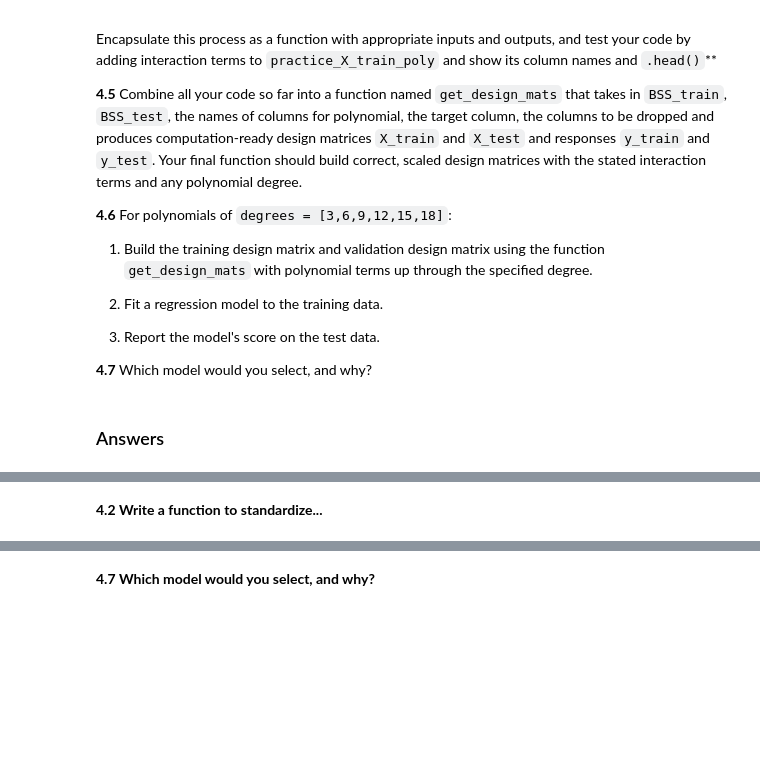
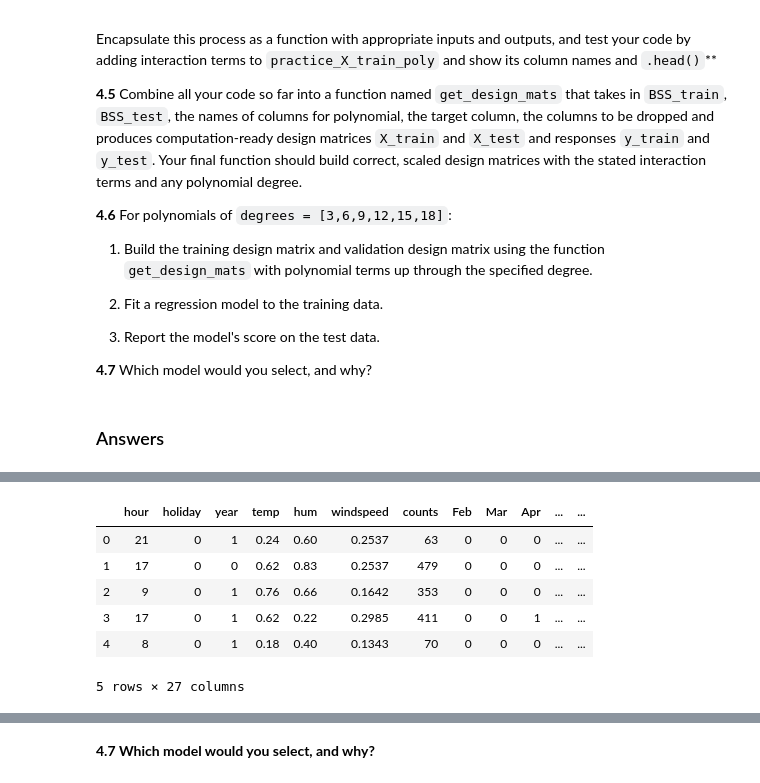
Before and after one commit to CreditPy/2021-s109a, a Jupyter notebook: cs_s109a_hw3/cs_s109a_hw3.ipynb, the cells around one changed output, grey strips where cells are left out. Drawn from its saved outputs; the diff is of its cells as text; code cells hidden in the pictures; blank space fills up the shorter version.

```diff
--- a/cs_s109a_hw3/cs_s109a_hw3.ipynb
+++ b/cs_s109a_hw3/cs_s109a_hw3.ipynb
@@ -532,9 +536,14 @@ Encapsulate this process as a function with appropriate inputs and outputs, and
 # %%
-######
-# your code here
-######
+# drop columns to reduce collinearity
 
-BSS_train = BSS_train.drop(['workingday', 'atemp'], axis=1)
-BSS_test = BSS_test.drop(['workingday', 'atemp'], axis=1)
+BSS_train = BSS_train.drop(['workingday', 'atemp', 'spring', 'summer','fall'], axis=1)
+BSS_test = BSS_test.drop(['workingday', 'atemp', 'spring', 'summer','fall'], axis=1)
+BSS_train.head()
+# %% [output]
+|  | hour | holiday | year | temp | hum | windspeed | counts | Feb | Mar | Apr | ... | ... |
+| 0 | 21 | 0 | 1 | 0.24 | 0.60 | 0.2537 | 63 | 0 | 0 | 0 | ... | ... |
+| 1 | 17 | 0 | 0 | 0.62 | 0.83 | 0.2537 | 479 | 0 | 0 | 0 | ... | ... |
+| 2 | 9 | 0 | 1 | 0.76 | 0.66 | 0.1642 | 353 | 0 | 0 | 0 | ... | ... |
+| 3 | 17 | 0 | 1 | 0.62 | 0.22 | 0.2985 | 411 | 0 | 0 | 1 | ... | ... |
+| 4 | 8 | 0 | 1 | 0.18 | 0.40 | 0.1343 | 70 | 0 | 0 | 0 | ... | ... |
+5 rows × 27 columns
-# %% [markdown]
-**4.2 Write a function to standardize...**
```
Also changed, not shown: parts of 26 cells of this notebook.
